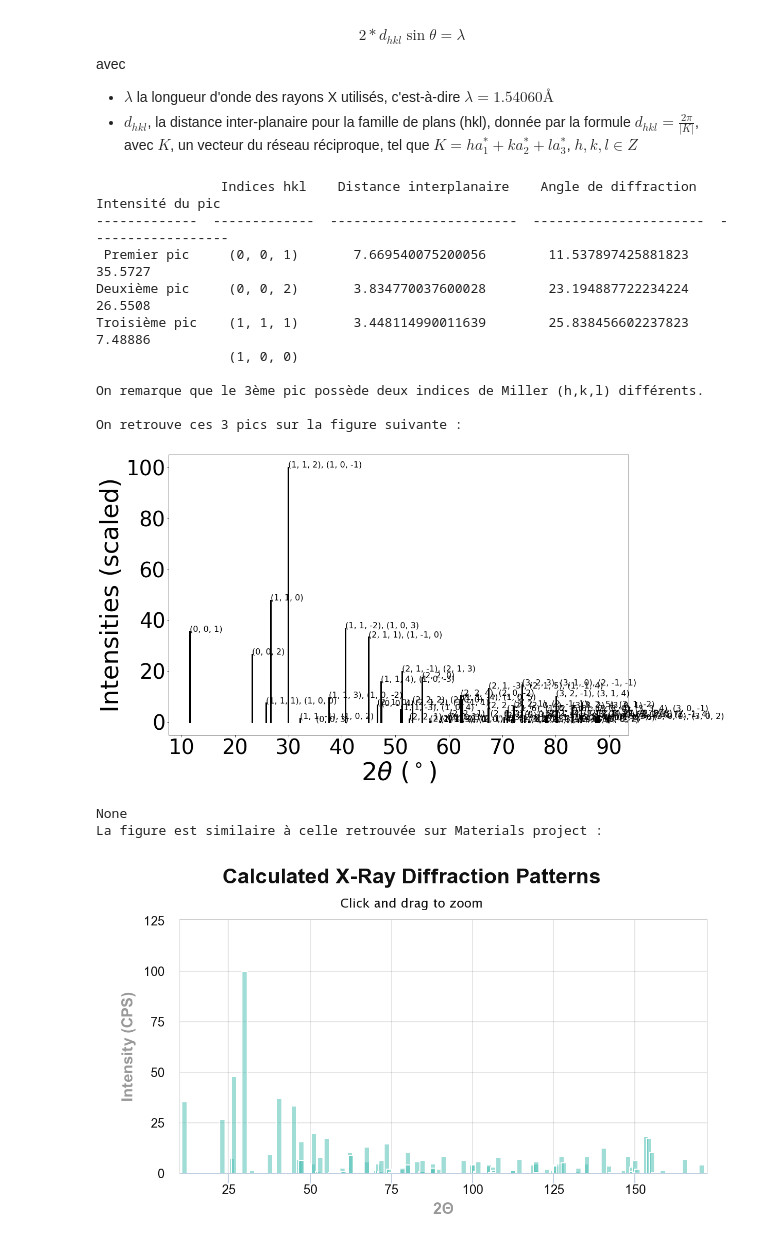
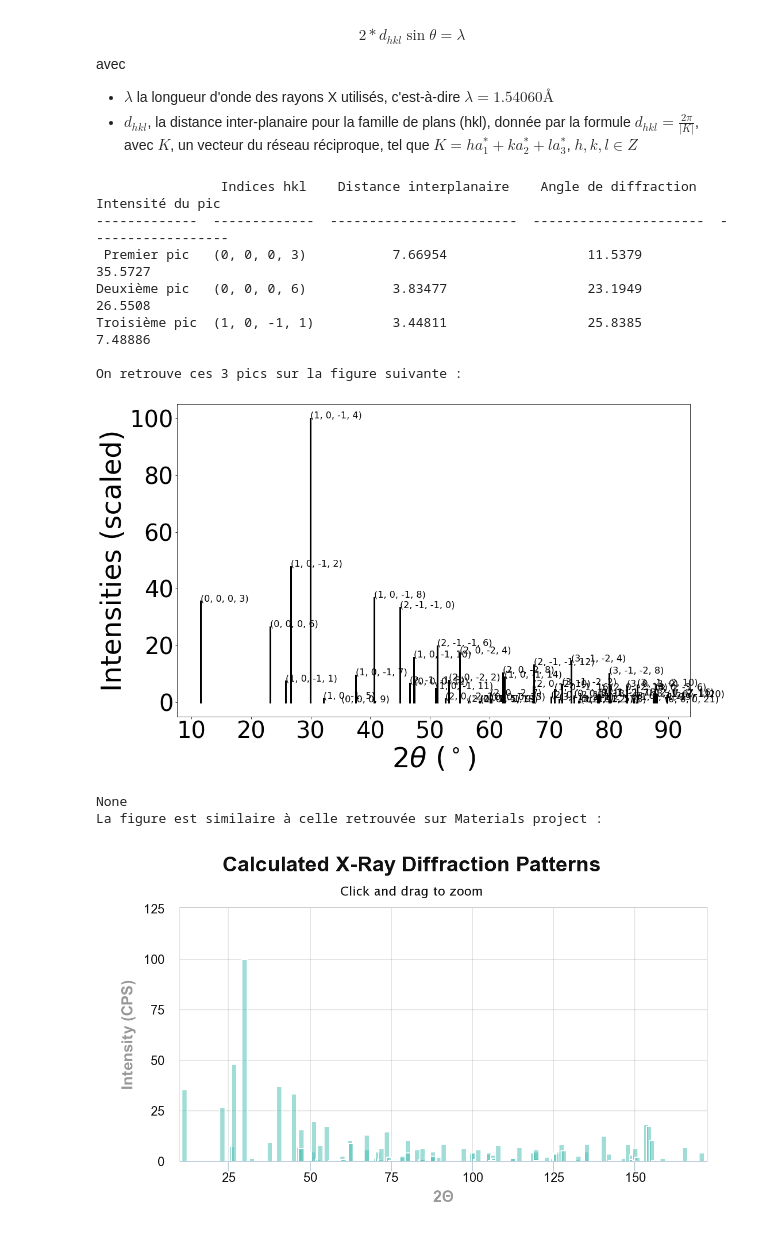
Before and after one commit to celiaforet/lmapr1492, a Jupyter notebook: xrd.ipynb, the cells around one changed output. Saved outputs shown, nothing was run; the diff lists cells and outputs as text; code cells hidden in the pictures.

```diff
--- a/xrd.ipynb
+++ b/xrd.ipynb
@@ -25,39 +25,34 @@ avec
 - $d_{hkl}$, la distance inter-planaire pour la famille de plans (hkl), donnée par la formule $d_{hkl} = \frac{2\pi}{|K|}$,
 avec $K$, un vecteur du réseau réciproque, tel que $K = ha_1^*+ka_2^*+la_3^*$, $h,k,l \in Z$
 # %%
-c = XRDCalculator(wavelength = 'CuKa', symprec = 0, debye_waller_factors = None)
+c = XRDCalculator(wavelength = 'CuKa',symprec = 2.0, debye_waller_factors = None)
 sp = c.get_pattern(struct)
 #3 premiers pics de diffraction
 pic1 = sp.hkls[0][0]
 pic2 = sp.hkls[1][0]
 pic3a = sp.hkls[2][0]
-pic3b = sp.hkls[2][1]
+pic4 = sp.hkls[3][0]
 table = [["Premier pic", pic1["hkl"], sp.d_hkls[0], sp.x[0], sp.y[0]],
          ["Deuxième pic", pic2["hkl"], sp.d_hkls[1], sp.x[1], sp.y[1]],
          ["Troisième pic", pic3a["hkl"], sp.d_hkls[2], sp.x[2], sp.y[2]],
-         ["", pic3b["hkl"],"","",]
         ]
 print(tabulate(table, headers=["","Indices hkl", "Distance interplanaire", "Angle de diffraction", "Intensité du pic"],
                stralign="center", numalign="center"),"\n")
-print("On remarque que le 3ème pic possède deux indices de Miller (h,k,l) différents.", "\n")
 # Graphe des pics de diffraction
 diff = Image(filename='xray_diff_pattern.png')
 print("On retrouve ces 3 pics sur la figure suivante :")
 print(c.show_plot(struct))
 print("La figure est similaire à celle retrouvée sur Materials project :")
 display(diff)
 # %% [output]
                 Indices hkl    Distance interplanaire    Angle de diffraction    Intensité du pic
 -------------  -------------  ------------------------  ----------------------  ------------------
- Premier pic     (0, 0, 1)       7.669540075200056        11.537897425881823         35.5727
-Deuxième pic     (0, 0, 2)       3.834770037600028        23.194887722234224         26.5508
-Troisième pic    (1, 1, 1)       3.448114990011639        25.838456602237823         7.48886
-                 (1, 0, 0)
-
-On remarque que le 3ème pic possède deux indices de Miller (h,k,l) différents.
+ Premier pic   (0, 0, 0, 3)           7.66954                  11.5379               35.5727
+Deuxième pic   (0, 0, 0, 6)           3.83477                  23.1949               26.5508
+Troisième pic  (1, 0, -1, 1)          3.44811                  25.8385               7.48886
 
 On retrouve ces 3 pics sur la figure suivante :
-[figure, old version]
+[figure, new version]
 None
 La figure est similaire à celle retrouvée sur Materials project :
 [figure]
```
